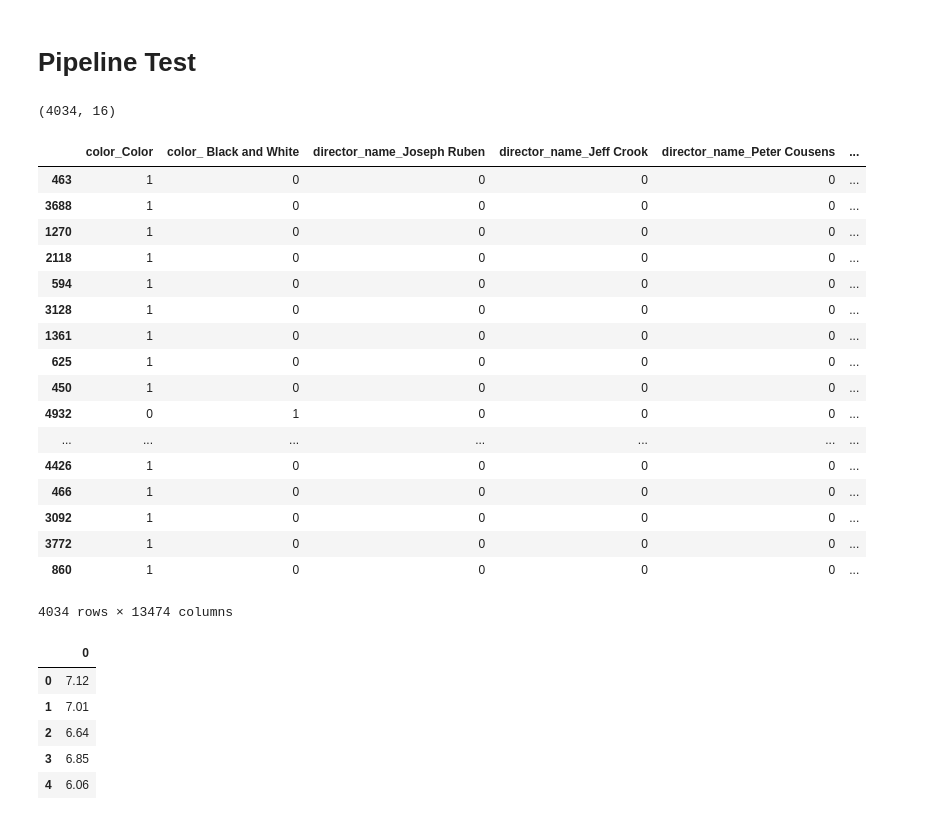
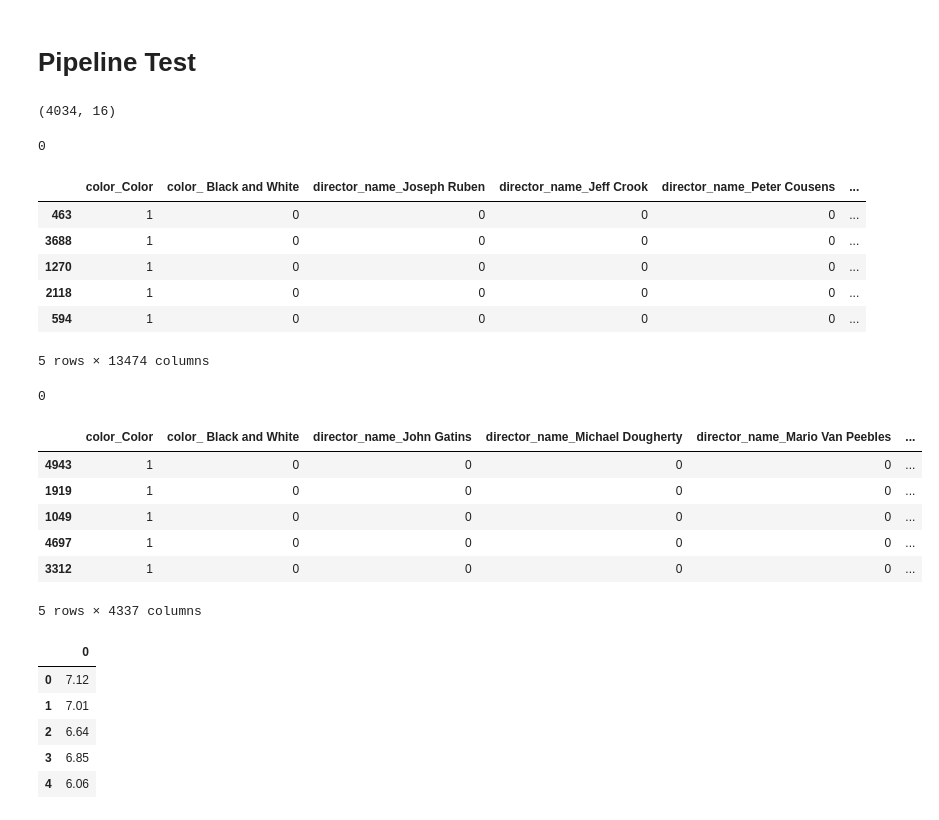
Before and after one commit to Jodahr/ImdbMovies, a Jupyter notebook: Untitled.ipynb, the cells around one changed output. Cells and saved outputs as stored; diff of their text form; code cells hidden in the pictures.

```diff
--- a/Untitled.ipynb
+++ b/Untitled.ipynb
@@ -213,45 +219,44 @@ X_train, X_test, y_train, y_test = train_test_split( X, df['imdb_score'], test_s
 # %%
 #finalPipe.fit(X_train, y_train)
 #genrePipeline.fit_transform(X_train).as_matrix().shape
 #genrePipeline.fit_transform(X_train).head()
 numericalPipeline.fit_transform(X_train).as_matrix().shape
 #categoricalPipeline.fit_transform(X_train).as_matrix().shape
 #categoricalPipeline.fit_transform(X_train).columns.values.tolist()
 #pd.DataFrame(features.transform(X_train)).head()
 #print("test dataset")
 #genrePipeline.transform(X_test).as_matrix().shape
 #genrePipeline.fit_transform(X_train).head()
 #numericalPipeline.transform(X_test).as_matrix().shape
 #categoricalPipeline.transform(X_test).as_matrix().shape
 #print("missing col")
 #missing_cols = set( train.columns ) - set( test.columns )
 #finalPipe.fit(X_train, y_train)
 
 #X_train
 
 #finalPipe.predict(X_test)
 
-categoricalPipeline.fit_transform(X_train)
+categoricalPipeline.fit_transform(X_train).head()
+categoricalPipeline.fit_transform(X_test).head()
 # %% [output]
 (4034, 16)
+0
 |  | color_Color | color_ Black and White | director_name_Joseph Ruben | director_name_Jeff Crook | director_name_Peter Cousens | ... |
 | 463 | 1 | 0 | 0 | 0 | 0 | ... |
 | 3688 | 1 | 0 | 0 | 0 | 0 | ... |
 | 1270 | 1 | 0 | 0 | 0 | 0 | ... |
 | 2118 | 1 | 0 | 0 | 0 | 0 | ... |
 | 594 | 1 | 0 | 0 | 0 | 0 | ... |
-| 3128 | 1 | 0 | 0 | 0 | 0 | ... |
-| 1361 | 1 | 0 | 0 | 0 | 0 | ... |
-| 625 | 1 | 0 | 0 | 0 | 0 | ... |
-| 450 | 1 | 0 | 0 | 0 | 0 | ... |
-| 4932 | 0 | 1 | 0 | 0 | 0 | ... |
-| ... | ... | ... | ... | ... | ... | ... |
-| 4426 | 1 | 0 | 0 | 0 | 0 | ... |
-| 466 | 1 | 0 | 0 | 0 | 0 | ... |
-| 3092 | 1 | 0 | 0 | 0 | 0 | ... |
-| 3772 | 1 | 0 | 0 | 0 | 0 | ... |
-| 860 | 1 | 0 | 0 | 0 | 0 | ... |
-4034 rows × 13474 columns
+5 rows × 13474 columns
+0
+|  | color_Color | color_ Black and White | director_name_John Gatins | director_name_Michael Dougherty | director_name_Mario Van Peebles | ... |
+| 4943 | 1 | 0 | 0 | 0 | 0 | ... |
+| 1919 | 1 | 0 | 0 | 0 | 0 | ... |
+| 1049 | 1 | 0 | 0 | 0 | 0 | ... |
+| 4697 | 1 | 0 | 0 | 0 | 0 | ... |
+| 3312 | 1 | 0 | 0 | 0 | 0 | ... |
+5 rows × 4337 columns
 # %%
 from sklearn.metrics import accuracy_score
 # %%
```
Also changed, not shown: parts of 4 cells of this notebook.
